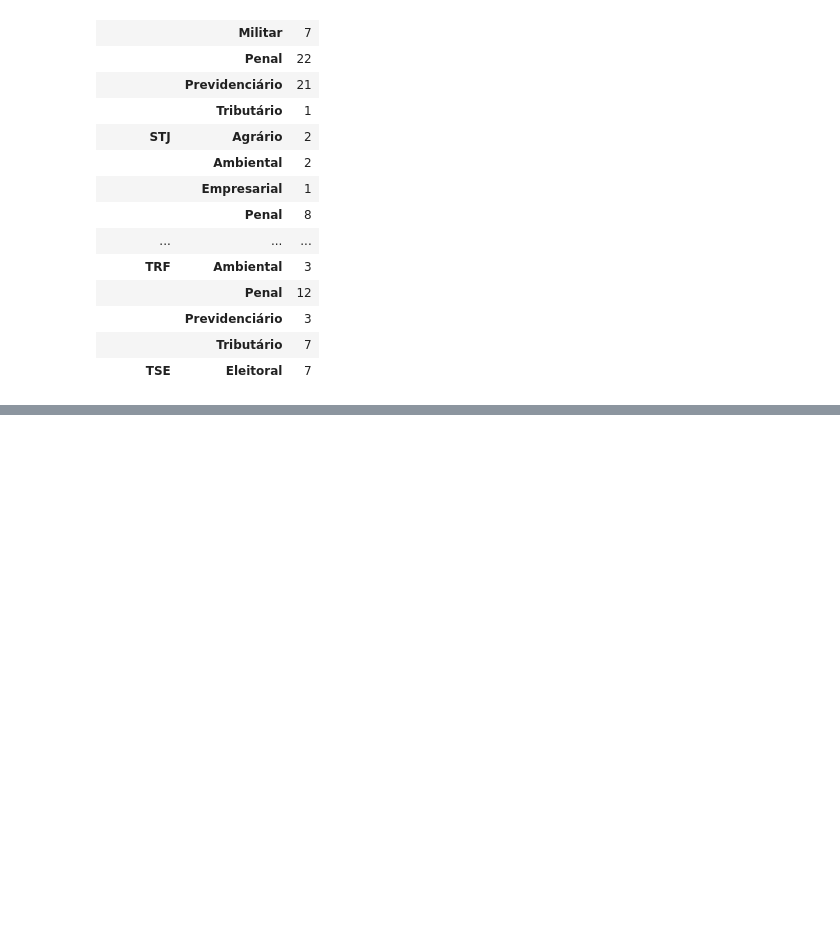
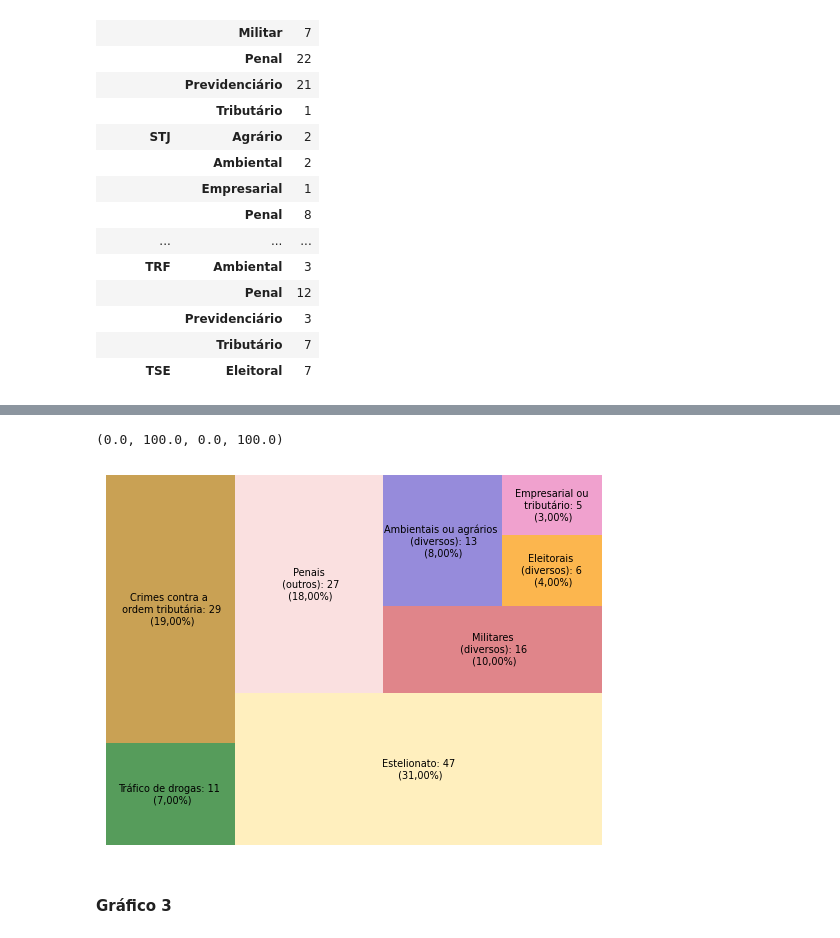
Before and after one commit to fernandovieira1/Conaci, a Jupyter notebook: compilacaoJulgados.ipynb, the cells around one changed output, grey strips where cells are left out. Saved outputs shown, nothing was run; the diff lists cells and outputs as text; code cells hidden in the pictures; blank space fills up the shorter version.

```diff
--- a/compilacaoJulgados.ipynb
+++ b/compilacaoJulgados.ipynb
@@ -159,0 +231,15 @@ tribunalDireito
+# %%
+crimes = ["Tráfico de drogas: 11 \n (7,00%)", "Crimes contra a \n ordem tributária: 29\n (19,00%)", "Estelionato: 47\n (31,00%)",
+          "Penais\n (outros): 27\n (18,00%)", "Militares\n (diversos): 16\n (10,00%)", "Ambientais ou agrários \n (diversos): 13\n (8,00%)",
+          "Eleitorais \n(diversos): 6\n (4,00%)", "Empresarial ou\n tributário: 5\n (3,00%)"]
+qtde = [11, 29, 47, 27, 16, 13, 6, 5]
+cores = ["#0f7216", "#b2790c", "#ffe9a3", "#f9d4d4", "#d35158", "#6A5ACD", "#fc9803", "#eb7aba"]
+# %%
+plt.rc("font", size=7)
+squarify.plot(sizes = qtde, label = crimes, color = cores, alpha=0.7)
+plt.axis("off")
+# %% [output]
+(0.0, 100.0, 0.0, 100.0)
+[figure, added]
+# %% [markdown]
+#### Gráfico 3
```
Also changed, not shown: parts of 23 cells of this notebook, 4 other files.
